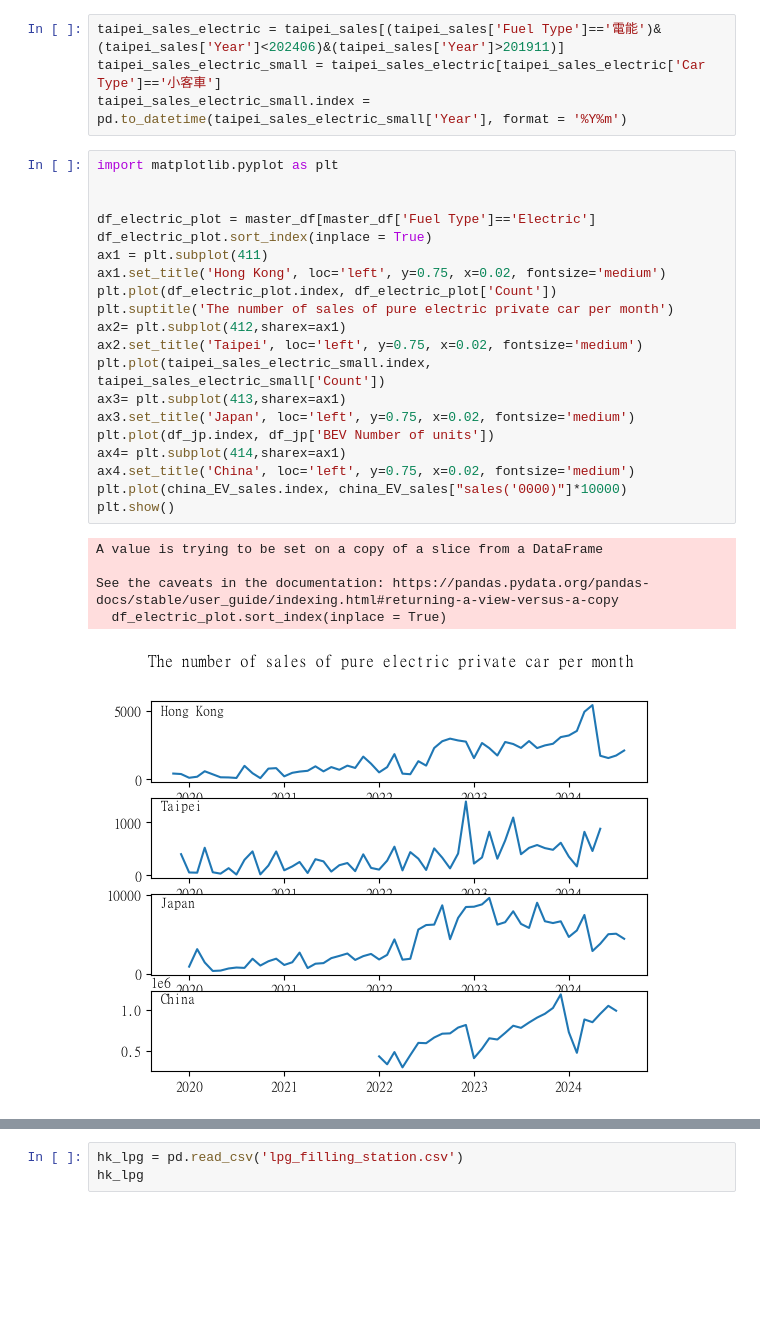
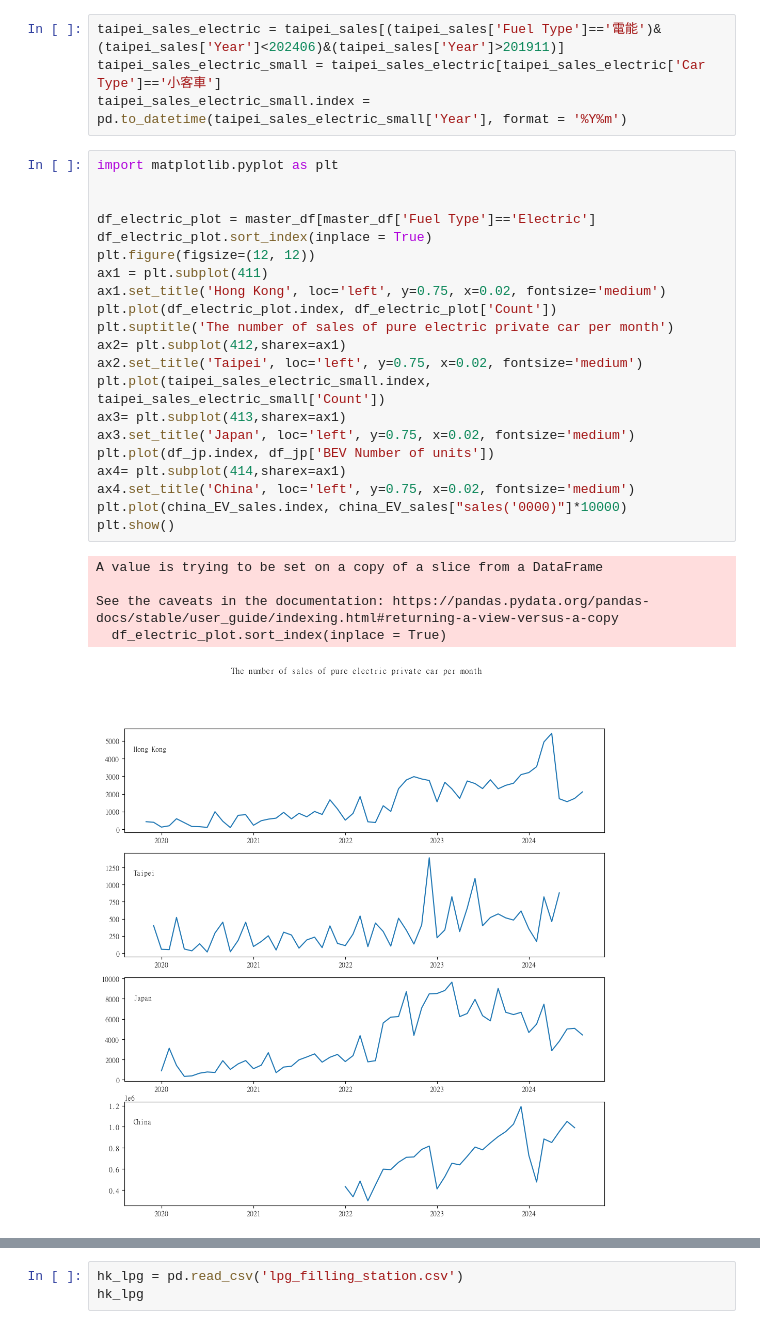
Before and after one commit to lilyleungch/erbscope99, a Jupyter notebook: data_cleansing/KK_HK_Data/projecttest-1.ipynb, the cells around one changed output, grey strips where cells are left out. Cells and saved outputs as stored; diff of their text form; blank space fills up the shorter version.

```diff
--- a/data_cleansing/KK_HK_Data/projecttest-1.ipynb
+++ b/data_cleansing/KK_HK_Data/projecttest-1.ipynb
@@ -595,29 +595,30 @@ taipei_sales_electric_small.index = pd.to_datetime(taipei_sales_electric_small['
 # %%
 import matplotlib.pyplot as plt
 
 
 df_electric_plot = master_df[master_df['Fuel Type']=='Electric']
 df_electric_plot.sort_index(inplace = True)
+plt.figure(figsize=(12, 12))
 ax1 = plt.subplot(411)
 ax1.set_title('Hong Kong', loc='left', y=0.75, x=0.02, fontsize='medium')
 plt.plot(df_electric_plot.index, df_electric_plot['Count'])
 plt.suptitle('The number of sales of pure electric private car per month')
 ax2= plt.subplot(412,sharex=ax1)
 ax2.set_title('Taipei', loc='left', y=0.75, x=0.02, fontsize='medium')
 plt.plot(taipei_sales_electric_small.index, taipei_sales_electric_small['Count'])
 ax3= plt.subplot(413,sharex=ax1)
 ax3.set_title('Japan', loc='left', y=0.75, x=0.02, fontsize='medium')
 plt.plot(df_jp.index, df_jp['BEV Number of units'])
 ax4= plt.subplot(414,sharex=ax1)
 ax4.set_title('China', loc='left', y=0.75, x=0.02, fontsize='medium')
 plt.plot(china_EV_sales.index, china_EV_sales["sales('0000)"]*10000)
 plt.show()
 # %% [output]
 A value is trying to be set on a copy of a slice from a DataFrame
 
 See the caveats in the documentation: https://pandas.pydata.org/pandas-docs/stable/user_guide/indexing.html#returning-a-view-versus-a-copy
   df_electric_plot.sort_index(inplace = True)
-[figure, old version]
+[figure, new version]
 # %%
 import pandas as pd
 import numpy as np
```
Also changed, not shown: parts of 3 cells of this notebook, 1 other file.
